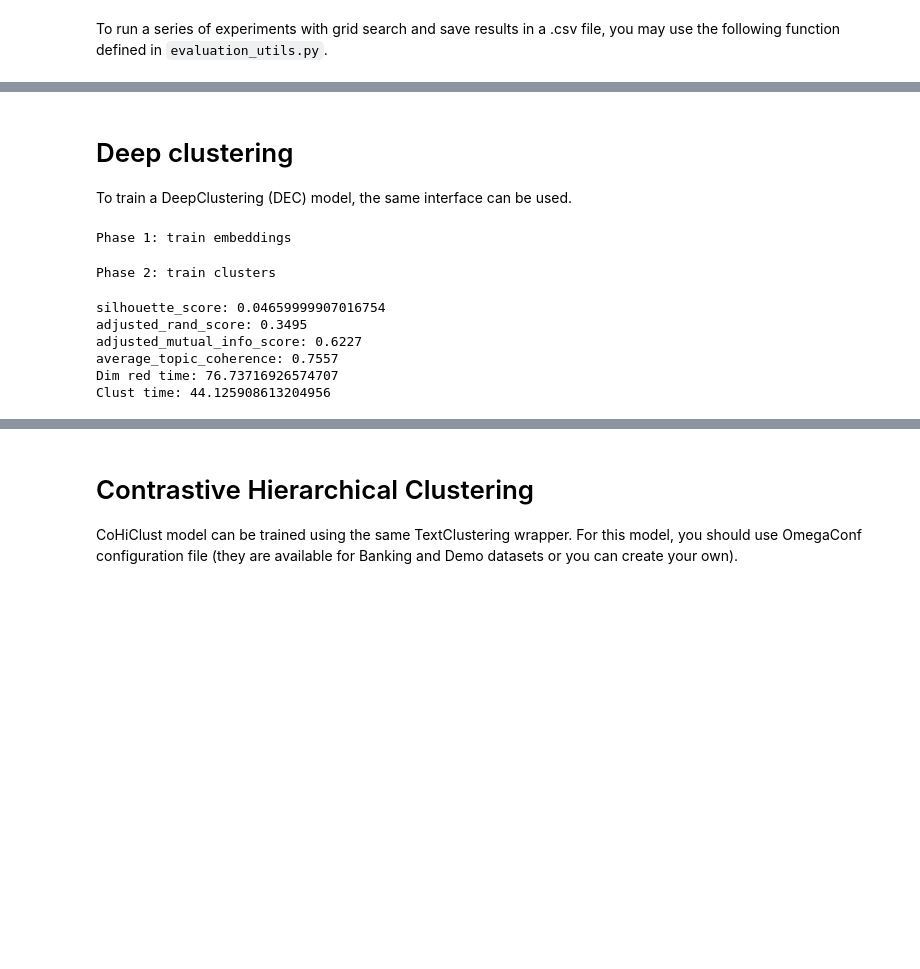
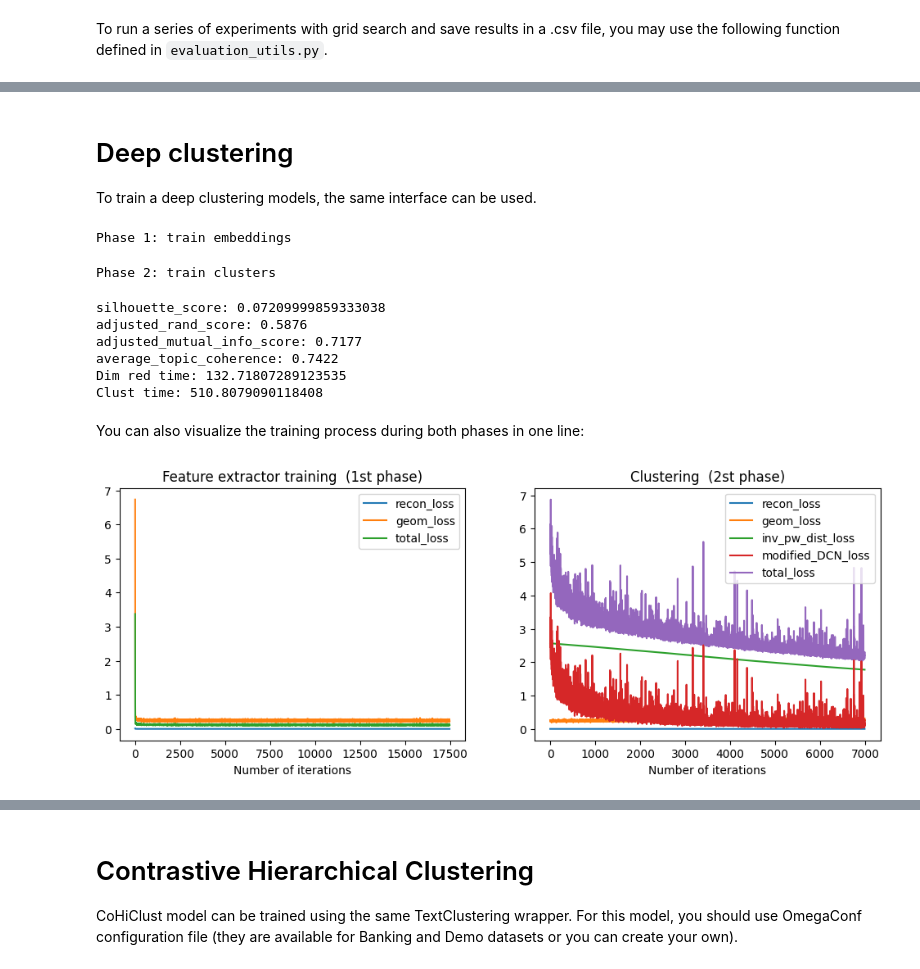
Before and after one commit to AlkinEmil/DeepClusteringForTexts, a Jupyter notebook: Example_notebook.ipynb, the cells around one changed output, grey strips where cells are left out. Saved outputs shown, nothing was run; the diff lists cells and outputs as text; code cells hidden in the pictures; blank space fills up the shorter version.

Commit message:
merge and small improvements
1. Merge current branch with main
2. Update Example notebook (add DCN model evaluation and visualisation)
3. replace 'append' method from pandas with 'concat'

```diff
--- a/Example_notebook.ipynb
+++ b/Example_notebook.ipynb
@@ -31,12 +32,10 @@ data_all, clusters_all, embeds_t5_all = load_banking_data(BANKING_PATH)
 
 NUM_CLUSTERS = 10
 
-base_embeds, _, base_data, base_clusters, _ = sample_banking_clusters(
+base_embeds, _, base_data, base_clusters = sample_banking_clusters(
     dataframe=data_all,
     raw_embeds=embeds_t5_all,
-    cluster_num_list=np.linspace(0, NUM_CLUSTERS - 1, NUM_CLUSTERS),
-    noise_cluster_num_list=None,
-    noise_frac=0
+    cluster_num_list=np.linspace(0, NUM_CLUSTERS - 1, NUM_CLUSTERS)
 )
 
 INP_DIM = base_embeds.shape[1]
@@ -176,19 +215,20 @@ results_banking
 # %% [markdown]
 # Deep clustering
 
-To train a DeepClustering (DEC) model, the same interface can be used.
+To train a deep clustering models, the same interface can be used.
 # %%
 model = TextClustering(
     n_clusters=NUM_CLUSTERS,
     inp_dim=INP_DIM,
+    feat_dim=10,
     train_dataset=base_embeds,
     data_frame=base_data,
-    feat_dim=10,
     kind="deep clustering",
+    deep_model_type="DCN",
     random_state=42
 )
 
-model.fit(base_embeds)
+losses1, losses2 = model.fit(base_embeds)
 _, clusters = model.transform_and_cluster(base_embeds)
 
 metrics = model.evaluate(use_true_clusters=True)
@@ -198,9 +238,15 @@ print(f"Clust time: {model.times['clust']}")
 # %% [output]
 Phase 1: train embeddings
 Phase 2: train clusters
-silhouette_score: 0.04659999907016754
-adjusted_rand_score: 0.3495
-adjusted_mutual_info_score: 0.6227
-average_topic_coherence: 0.7557
-Dim red time: 76.73716926574707
-Clust time: 44.125908613204956
+silhouette_score: 0.07209999859333038
+adjusted_rand_score: 0.5876
+adjusted_mutual_info_score: 0.7177
+average_topic_coherence: 0.7422
+Dim red time: 132.71807289123535
+Clust time: 510.8079090118408
+# %% [markdown]
+You can also visualize the training process during both phases in one line:
+# %%
+plot_losses([losses1, losses2], ["Feature extractor training  (1st phase)", "Clustering  (2st phase)"])
+# %% [output]
+[figure, added]
```
Also changed, not shown: parts of 9 cells of this notebook, 2 other files.
